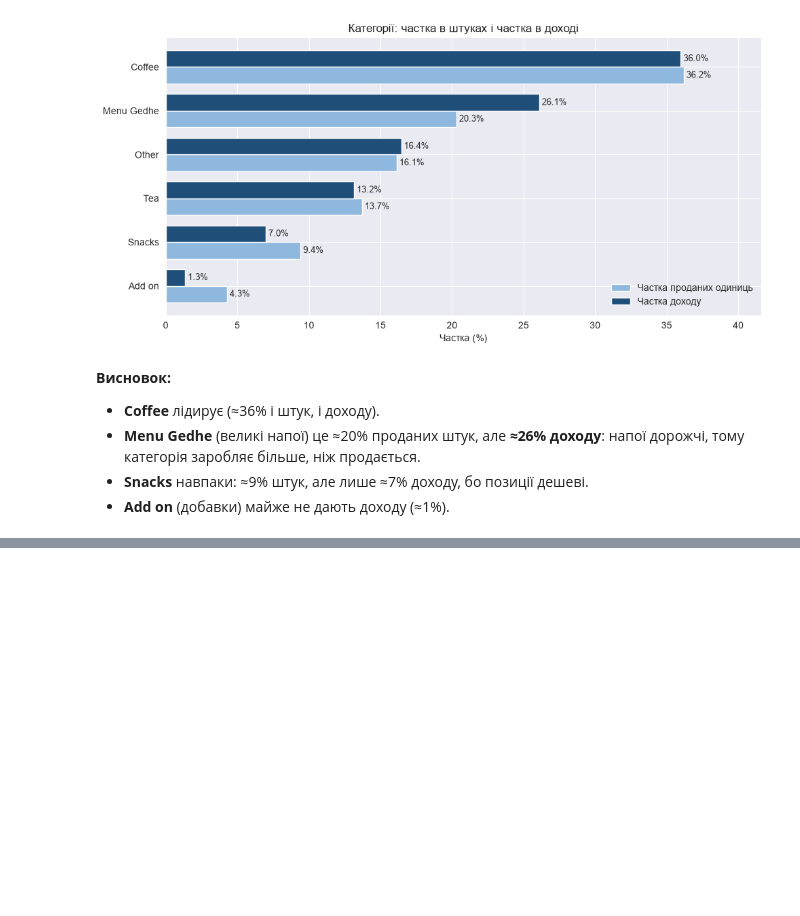
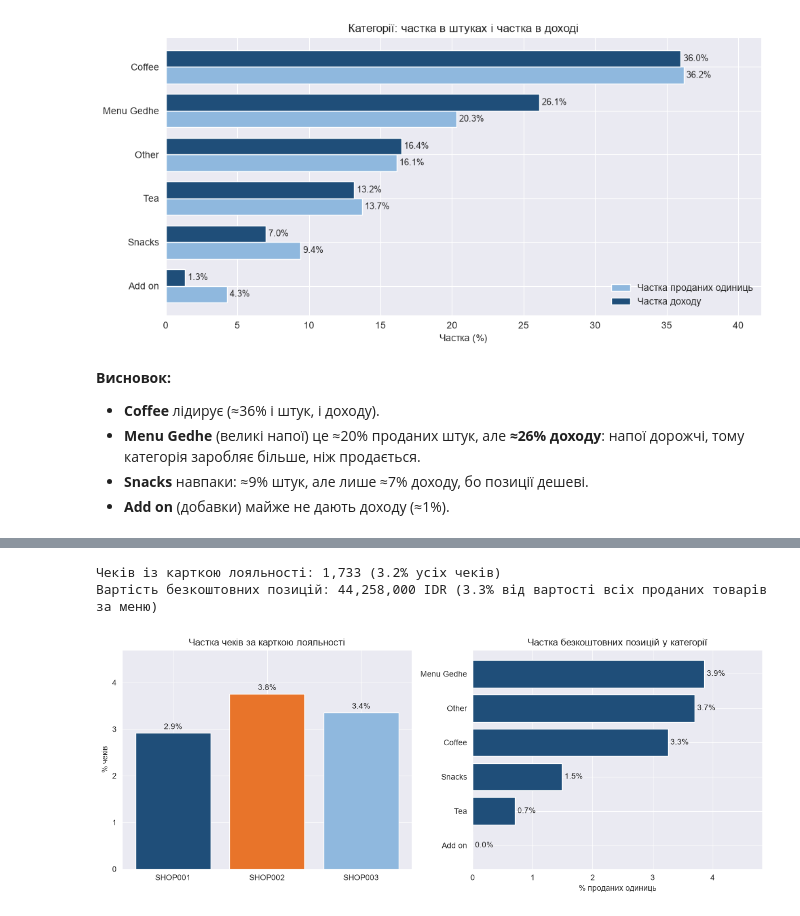
Before and after one commit to Chuchman-Dima/FB-Sales-Revenue-Analytics, a Jupyter notebook: notebook/notebook.ipynb, the cells around one changed output, grey strips where cells are left out. Cells and saved outputs as stored; diff of their text form; code cells hidden in the pictures; blank space fills up the shorter version.

```diff
--- a/notebook/notebook.ipynb
+++ b/notebook/notebook.ipynb
@@ -477,0 +529,32 @@ plt.show()
+# %%
+loyalty_receipts = transactions['UseLoyaltyCard'].sum()
+loyalty_value = items_df['Loyalty_Discount'].sum()
+catalog_value = items_df['Price'].sum()
+
+print(f'Чеків із карткою лояльності: {loyalty_receipts:,} ({loyalty_receipts / total_receipts * 100:.1f}% усіх чеків)')
+print(f'Вартість безкоштовних позицій: {loyalty_value:,.0f} IDR ({loyalty_value / catalog_value * 100:.1f}% від вартості всіх проданих товарів за меню)')
+# %% [output]
+Чеків із карткою лояльності: 1,733 (3.2% усіх чеків)
+Вартість безкоштовних позицій: 44,258,000 IDR (3.3% від вартості всіх проданих товарів за меню)
+# %%
+loyalty_outlet = transactions.groupby('Outlet')['UseLoyaltyCard'].mean() * 100
+loyalty_cat = (items_df.groupby('Category')['UseLoyaltyCard'].mean() * 100).sort_values()
+
+fig, (ax1, ax2) = plt.subplots(1, 2, figsize=(12, 4.8))
+
+bars = ax1.bar(loyalty_outlet.index, loyalty_outlet.values, color=[OUTLET_COLORS[o] for o in loyalty_outlet.index])
+ax1.bar_label(bars, labels=[f'{v:.1f}%' for v in loyalty_outlet.values], padding=3)
+ax1.set_ylim(0, loyalty_outlet.max() * 1.25)
+ax1.set_title('Частка чеків за карткою лояльності')
+ax1.set_ylabel('% чеків')
+
+bars = ax2.barh(loyalty_cat.index, loyalty_cat.values, color=BLUE)
+ax2.bar_label(bars, labels=[f'{v:.1f}%' for v in loyalty_cat.values], padding=3)
+ax2.set_xlim(0, loyalty_cat.max() * 1.25)
+ax2.set_title('Частка безкоштовних позицій у категорії')
+ax2.set_xlabel('% проданих одиниць')
+
+plt.tight_layout()
+plt.show()
+# %% [output]
+[figure, added]
```
Also changed, not shown: parts of 11 cells of this notebook.
